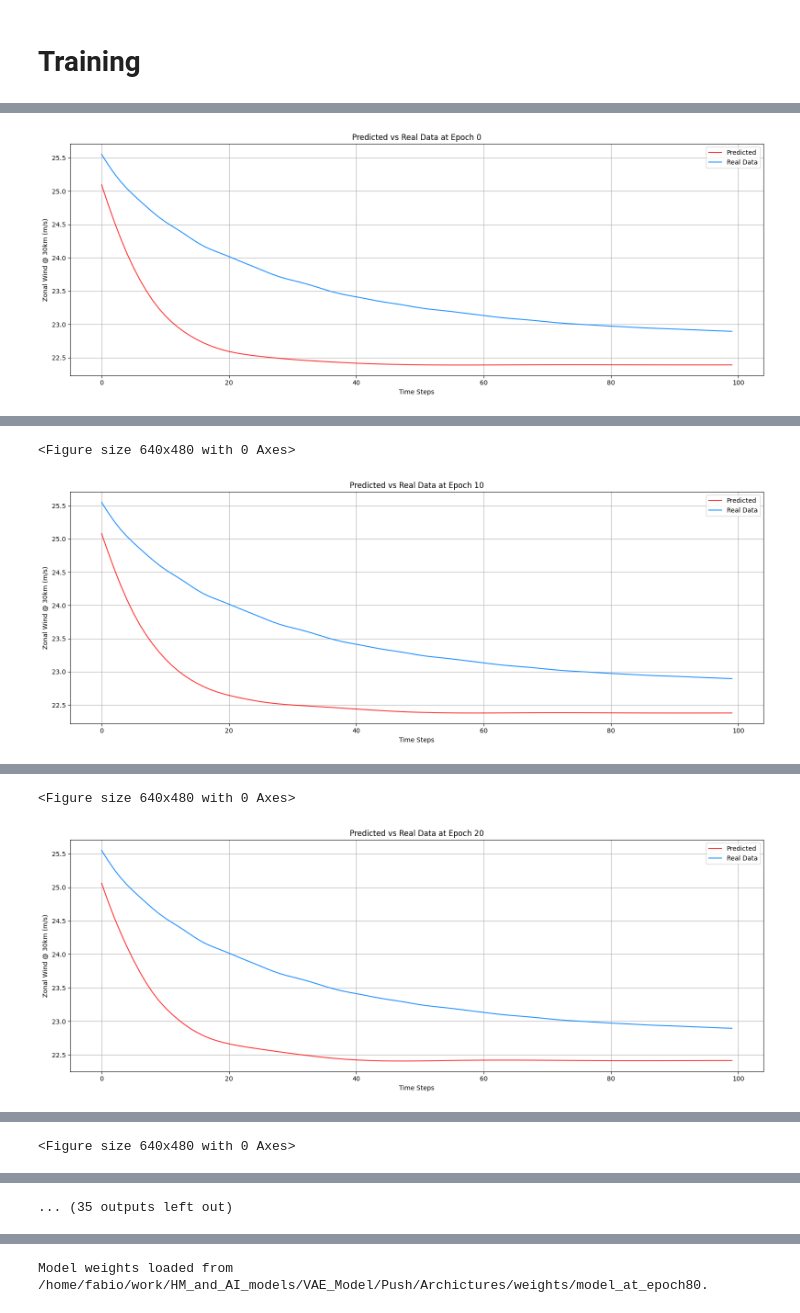
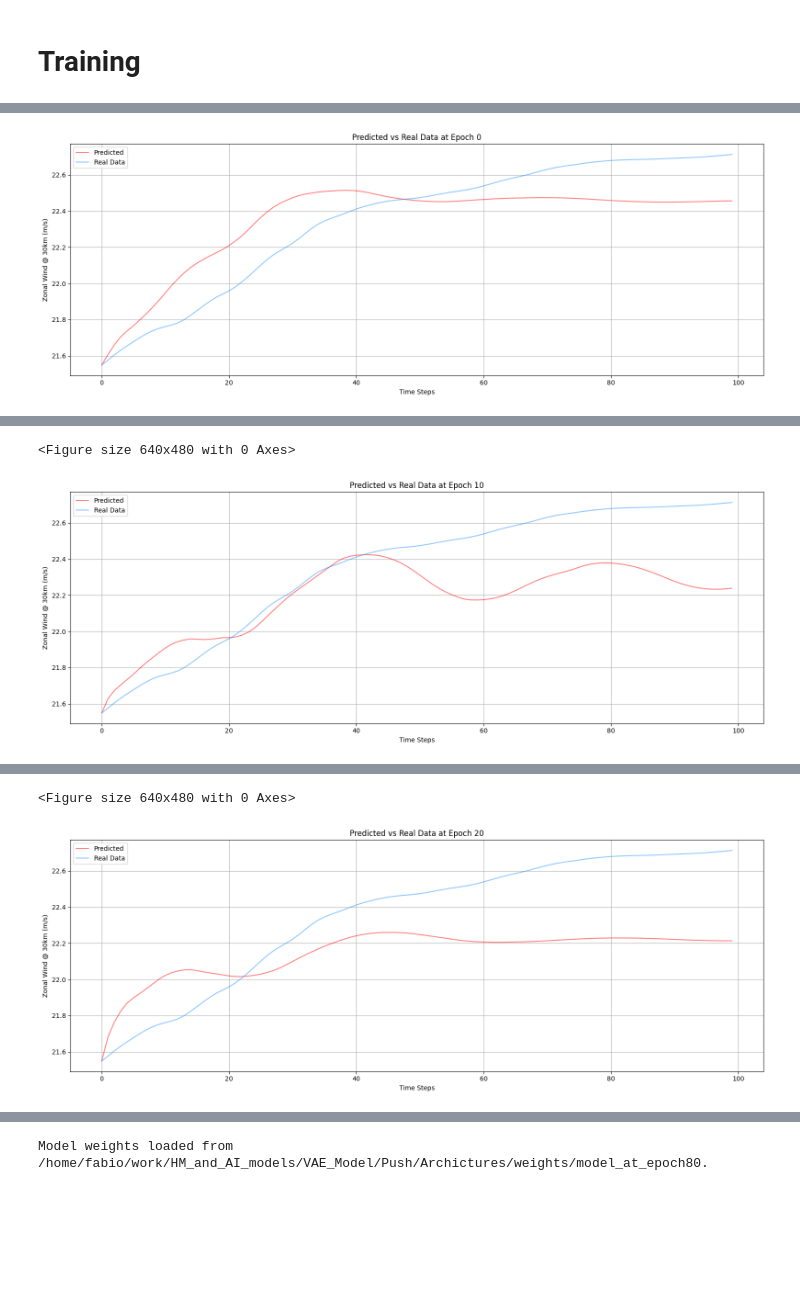
Before and after one commit to fabio2-uchi/modified_code, a Jupyter notebook: Archictures/latent_conditioned_decoder.ipynb, the cells around one changed output, grey strips where cells are left out. Drawn from its saved outputs; the diff is of its cells as text; code cells hidden in the pictures; blank space fills up the shorter version.

```diff
--- a/Archictures/latent_conditioned_decoder.ipynb
+++ b/Archictures/latent_conditioned_decoder.ipynb
@@ -137,10 +120,12 @@ num_epochs = 1000
 # %%
 import datetime
 import os
-# init the model and optimizer
-model = LatentDecoder(latent_dim, output_dim, condition_dim)
+
+model = LatentDecoder(output_dim, condition_dim)
 model = model.cuda()
+
 optimizer = optim.Adam(model.parameters(), lr=0.0001)
+
 
 timestamp = datetime.datetime.now().strftime("%Y-%m-%d_%H-%M-%S.%f")
 folder = f"model_at_{timestamp}"
@@ -184,30 +169,19 @@ def calculate_transition_durations(y_values, upper_bound, lower_bound):
 upper_bound = 53.8 / 2.8935
 lower_bound = 7.41
 level = 63
-real_data = np.load(r'/home/fabio/work/HM_and_AI_models/VAE_Model/data/time_series_deterministic.npy')
-
-real_data_1d = real_data[:, level]
-real_durations = calculate_transition_durations(real_data_1d, upper_bound, lower_bound)
-real_data_sorted = np.sort(real_durations)
-transition_real = np.mean(real_data_sorted)
-actual_hist, bin_edges = np.histogram(real_data[:, level], bins=50, density=True)
-print(f"Reference Real Data average_transition_time: {transition_real}")
+initial_val = 200_000
 
 # Train the model
 for epoch in range(num_epochs):
-    z_train = torch.zeros([batch_size,latent_dim])
-    z_val = torch.zeros([batch_size,latent_dim])
+
     model.train()
     for batch in range (0, trainN, batch_size):
+
         input_batch = psi_train_input[batch:batch + batch_size,:]
         label_batch = psi_train_label[batch:batch + batch_size,:]
-
         optimizer.zero_grad()
 
-        z_train = torch.randn_like(z_train)
-        z_train = z_train[:input_batch.shape[0],:]
-
-        output = model(z_train.float().cuda(), input_batch.float().cuda())
+        output = model(input_batch.float().cuda())
 
         # Reconstruction loss
         reconstruction_loss = F.huber_loss(output, label_batch.float().cuda(), reduction="mean", delta = 1)
@@ -226,11 +200,7 @@ for epoch in range(num_epochs):
 
         input_batch = psi_val_input[batch:batch + batch_size,:]
         label_batch = psi_val_label[batch:batch + batch_size,:]
-
-        z_val = torch.randn_like(z_val)
-        z_val = z_val[:input_batch.shape[0],:]
-
-        output = model(z_val.float().cuda(), input_batch.float().cuda())
+        output = model(input_batch.float().cuda())
 
         # Reconstruction loss
         val_reconstruction_loss = F.huber_loss(output, label_batch.float().cuda(), reduction="mean", delta = 1)
@@ -245,23 +215,27 @@ for epoch in range(num_epochs):
     if (epoch % 10 == 0):
         torch.save(model.state_dict(), f"{folder}/model_at_epoch{epoch}")
         model.eval()
+
         with torch.no_grad():
-            initial_cond = torch.reshape(torch.tensor(psi[0,:]), [1, 75]).float().cuda()
-            z = torch.zeros([1, latent_dim]).float().cuda()
+
+            initial_cond = torch.reshape(torch.tensor(normalized_psi[initial_val,:]), [1, 75]).float().cuda()
             time_steps = 100
             pred = np.zeros([time_steps, 75])
+            pred[0, :] = initial_cond.detach().cpu().numpy()
 
-            for k in tqdm(range(0, time_steps), desc = f"Mini Inference at Epoch {epoch}"):
-                    # z = torch.randn_like(z)
-                    y = (model.decode(z.float().cuda(), initial_cond.float().cuda())).detach().cpu().numpy()
+            for k in tqdm(range(1 , time_steps), desc = f"Mini Inference at Epoch {epoch}"):
+                    y = model.decode(torch.tensor(initial_cond).float().cuda()).detach().cpu().numpy()
                     pred[k, :] = y
-                    y_denorm = (y * std_psi[:, :] + mean_psi[:, :])
-                    initial_cond = torch.tensor((y_denorm - mean_psi[:, :]) / std_psi[:, :])
+                    initial_cond = y
 
         pred_mean = pred * std_psi + mean_psi
+
+        plot_real_data = psi[initial_val : initial_val + time_steps, :]
         plt.figure(figsize=(16, 6))
-        plt.plot(pred_mean[:, level], label='Predicted', color='red', alpha=0.8)
-        plt.plot(real_data[:time_steps, level], label='Real Data', color='dodgerblue')
+
+        plt.plot(pred_mean[:, level], label='Predicted', color='red', alpha=0.5)
+        plt.plot(plot_real_data[:, level], label='Real Data', color='dodgerblue',alpha= .5)
+
         plt.title(f'Predicted vs Real Data at Epoch {epoch}')
         plt.xlabel('Time Steps')
         plt.ylabel('Zonal Wind @ 30km (m/s)')
@@ -279,2 +252,2 @@ Epoch 1,
-[figure, old version]
+[figure, new version]
 Epoch 2,
@@ -297,3 +270,3 @@ Epoch 11,
 <Figure size 640x480 with 0 Axes>
-[figure, old version]
+[figure, new version]
 Epoch 12,
@@ -316,2 +289,2 @@ Epoch 21,
 <Figure size 640x480 with 0 Axes>
-[figure, old version]
+[figure, new version]
@@ -335 +290,0 @@ Epoch 31,
-<Figure size 640x480 with 0 Axes>
@@ -354,2 +291 @@ Epoch 41,
-... (35 outputs left out)
 # %%
```
Also changed, not shown: parts of 6 cells of this notebook.
